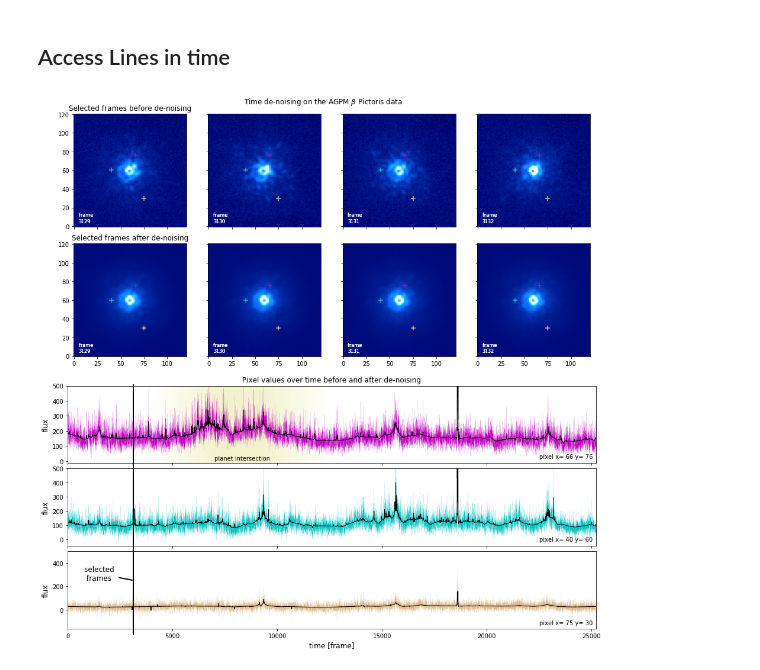
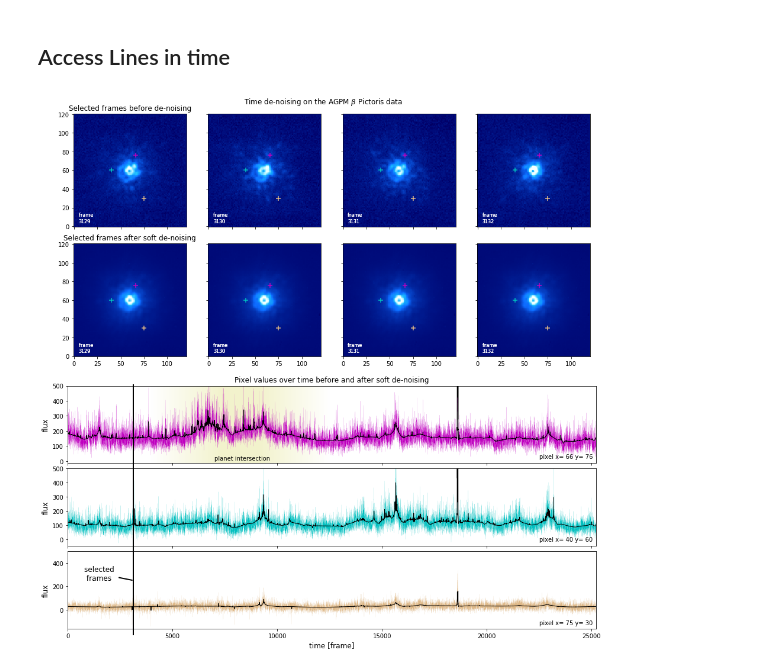
Before and after one commit to patapisp/PynPoint, a Jupyter notebook: Paper_Notebooks/PSF Stabilization Plot.ipynb, the cells around one changed output. Drawn from its saved outputs; the diff is of its cells as text; code cells hidden in the pictures.

```diff
--- a/Paper_Notebooks/PSF Stabilization Plot.ipynb
+++ b/Paper_Notebooks/PSF Stabilization Plot.ipynb
@@ -98,7 +98,7 @@ for i in range(len(images_no_wv)):
         plt.setp(ax2.get_yticklabels()[:], visible=False)
     else:
         ax1.set_title("Selected frames before de-noising")
-        ax2.set_title("Selected frames after de-noising")
+        ax2.set_title("Selected frames after soft de-noising")
     j+=1
 
 # add plots
@@ -124,7 +124,7 @@ ax_planet.imshow(gradient ,
 plot_ind(ax_planet, indices[0], colors[0])
 plt.setp(ax_planet.get_xticklabels()[:], visible=False)
 ax_planet.set_xlim(xmin=[0, len(test_line_no_wv)])
-ax_planet.set_title("Pixel values over time before and after de-noising",
+ax_planet.set_title("Pixel values over time before and after soft de-noising",
                     fontsize=12)
 ax_planet.text(7000,
                np.min(test_line_no_wv) + 14,
@@ -136,33 +136,33 @@ ax_inter = fig.add_subplot(gsplots[1], sharex=ax_planet)
 plot_ind(ax_inter, indices[1], colors[1])
 plt.setp(ax_inter.get_xticklabels()[:], visible=False)
 ax_inter.set_xlim(xmin=[0, len(test_line_no_wv)])
 
 # outer
 ax_outer = fig.add_subplot(gsplots[2], sharex=ax_planet)
 plot_ind(ax_outer, indices[2], colors[2])
 ax_outer.set_xlim(xmin=[0, len(test_line_no_wv)])
 
 ax_outer.set_xlabel("time [frame]", size=12)
 
 ax_outer.axvline(x=3129,
                  ymin=-0.08,
                  ymax=3.15,
                  c="black",
                  linewidth=2,
                  clip_on=False)
 ax_outer.annotate('selected \n frames',
                   xy=(3129, 250),
                   xytext=(800, 250),
                   size=12,
                   arrowprops=dict(arrowstyle="-",
                                   lw=2,
                                   facecolor='black',
                                   connectionstyle="arc3"))
 
 st = fig.suptitle(r"Time de-noising on the AGPM $\beta$ Pictoris data",
                   fontsize=12)
 st.set_y(0.905)
 # %% [output]
-[figure, old version]
+[figure, new version]
 # %%
 fig.savefig("Plots/time_stabilization.pdf")
```
Also changed, not shown: 4 other files.
